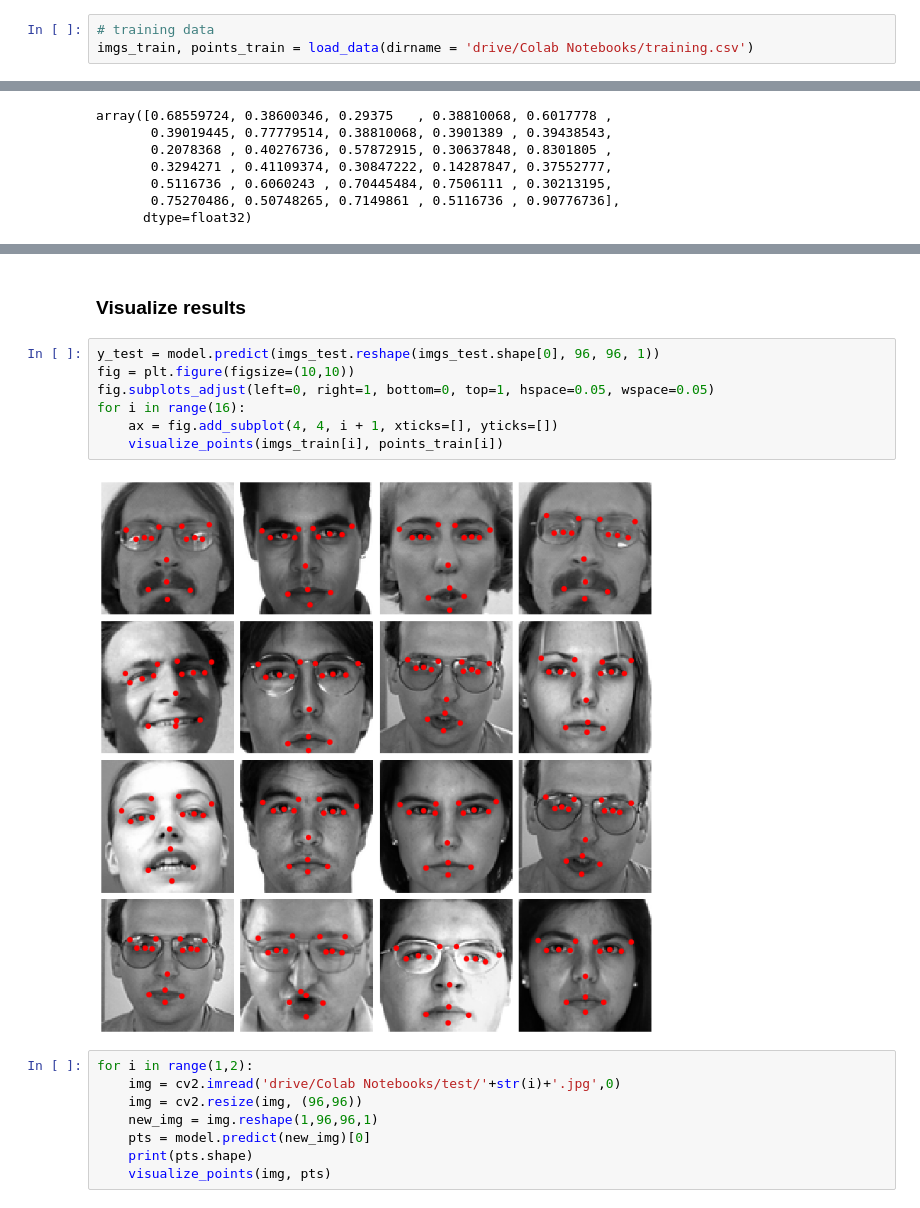
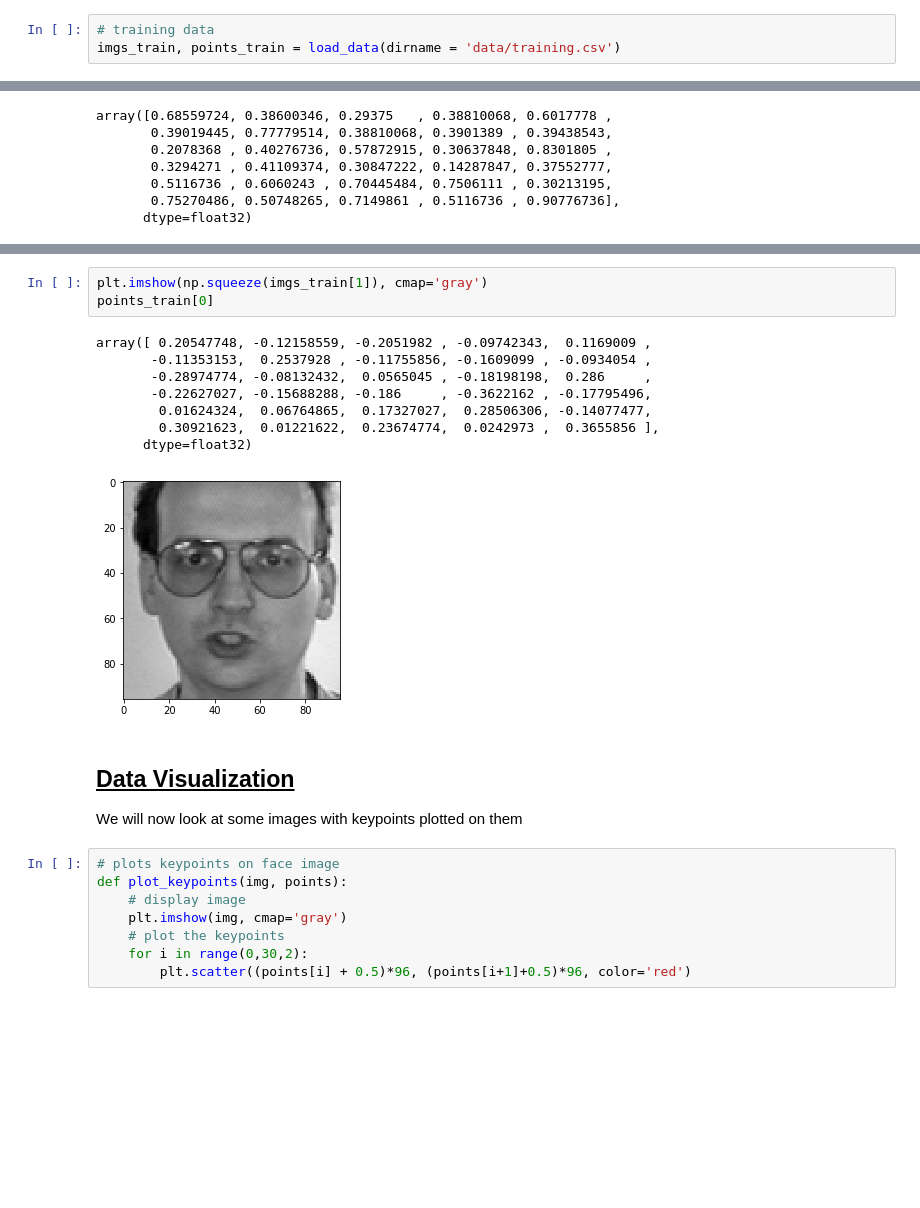
Before and after one commit to susantabiswas/facial-keypoint-regression, a Jupyter notebook: Facial keypoints.ipynb, the cells around one changed output, grey strips where cells are left out. Drawn from its saved outputs; the diff is of its cells as text; blank space fills up the shorter version.

```diff
--- a/Facial keypoints.ipynb
+++ b/Facial keypoints.ipynb
@@ -122,6 +127,6 @@ def load_data(dirname, test=False):
     return imgs, points
 # %%
 # training data
-imgs_train, points_train = load_data(dirname = 'drive/Colab Notebooks/training.csv')
+imgs_train, points_train = load_data(dirname = 'data/training.csv')
 # %%
 # testing data
@@ -342,19 +156,23 @@ plt.show()
-# %% [markdown]
-### Visualize results
-# %%
-y_test = model.predict(imgs_test.reshape(imgs_test.shape[0], 96, 96, 1))
-fig = plt.figure(figsize=(10,10))
-fig.subplots_adjust(left=0, right=1, bottom=0, top=1, hspace=0.05, wspace=0.05)
-for i in range(16):
-    ax = fig.add_subplot(4, 4, i + 1, xticks=[], yticks=[])
-    visualize_points(imgs_train[i], points_train[i])
-# %% [output]
-[figure, removed]
-# %%
-for i in range(1,2):
-    img = cv2.imread('drive/Colab Notebooks/test/'+str(i)+'.jpg',0)
-    img = cv2.resize(img, (96,96))
-    new_img = img.reshape(1,96,96,1)
-    pts = model.predict(new_img)[0]
-    print(pts.shape)
-    visualize_points(img, pts)
+# %%
+plt.imshow(np.squeeze(imgs_train[1]), cmap='gray')
+points_train[0]
+# %% [output]
+array([ 0.20547748, -0.12158559, -0.2051982 , -0.09742343,  0.1169009 ,
+       -0.11353153,  0.2537928 , -0.11755856, -0.1609099 , -0.0934054 ,
+       -0.28974774, -0.08132432,  0.0565045 , -0.18198198,  0.286     ,
+       -0.22627027, -0.15688288, -0.186     , -0.3622162 , -0.17795496,
+        0.01624324,  0.06764865,  0.17327027,  0.28506306, -0.14077477,
+        0.30921623,  0.01221622,  0.23674774,  0.0242973 ,  0.3655856 ],
+      dtype=float32)
+[figure, added]
+# %% [markdown]
+## <u>Data Visualization
+We will now look at some images with keypoints plotted on them
+# %%
+# plots keypoints on face image
+def plot_keypoints(img, points):
+    # display image
+    plt.imshow(img, cmap='gray')
+    # plot the keypoints
+    for i in range(0,30,2):
+        plt.scatter((points[i] + 0.5)*96, (points[i+1]+0.5)*96, color='red')
```
Also changed, not shown: parts of 49 cells of this notebook.
